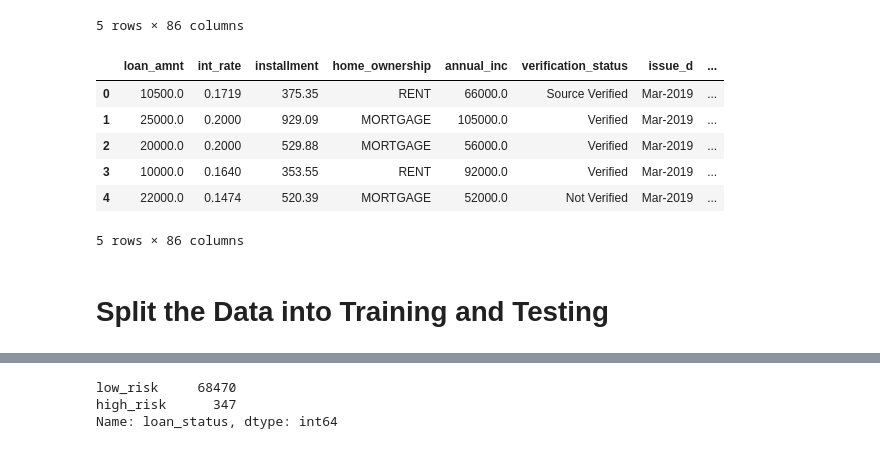
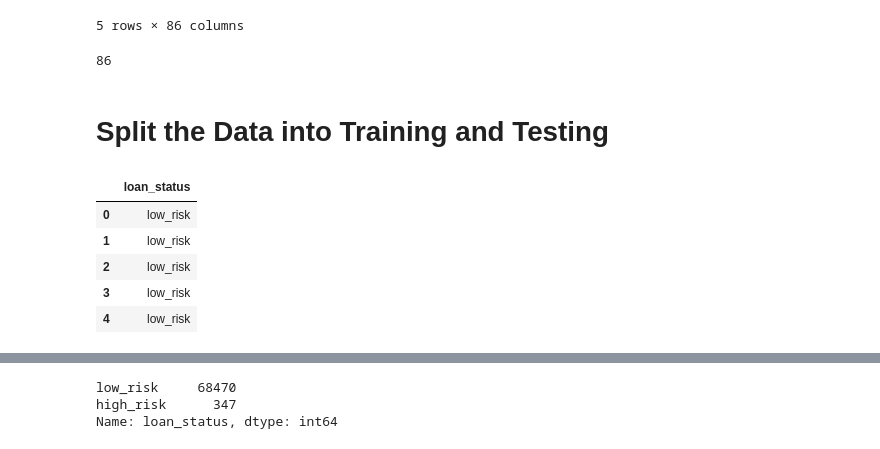
Before and after one commit to Tedmcm/Machine-Learning, a Jupyter notebook: credit_risk_resampling.ipynb, the cells around one changed output, grey strips where cells are left out. Cells and saved outputs as stored; diff of their text form; code cells hidden in the pictures.

```diff
--- a/credit_risk_resampling.ipynb
+++ b/credit_risk_resampling.ipynb
@@ -76,53 +77,31 @@ df.head()
 | 3 | 10000.0 | 0.1640 | 353.55 | RENT | 92000.0 | Verified | Mar-2019 | ... |
 | 4 | 22000.0 | 0.1474 | 520.39 | MORTGAGE | 52000.0 | Not Verified | Mar-2019 | ... |
 5 rows × 86 columns
-# %%
-# Load the data
-file_path = Path('../Resources/LoanStats_2019Q1.csv.zip')
-df = pd.read_csv(file_path, skiprows=1)[:-2]
-df = df.loc[:, columns].copy()
-
-# Drop the null columns where all values are null
-df = df.dropna(axis='columns', how='all')
-
-# Drop the null rows
-df = df.dropna()
-
-# Remove the `Issued` loan status
-issued_mask = df['loan_status'] != 'Issued'
-df = df.loc[issued_mask]
-
-# convert interest rate to numerical
-df['int_rate'] = df['int_rate'].str.replace('%', '')
-df['int_rate'] = df['int_rate'].astype('float') / 100
-
-
-# Convert the target column values to low_risk and high_risk based on their values
-x = {'Current': 'low_risk'}
-df = df.replace(x)
-
-x = dict.fromkeys(['Late (31-120 days)', 'Late (16-30 days)', 'Default', 'In Grace Period'], 'high_risk')
-df = df.replace(x)
-
-df.reset_index(inplace=True, drop=True)
-
-df.head()
-# %% [output]
-|  | loan_amnt | int_rate | installment | home_ownership | annual_inc | verification_status | issue_d | ... |
-| 0 | 10500.0 | 0.1719 | 375.35 | RENT | 66000.0 | Source Verified | Mar-2019 | ... |
-| 1 | 25000.0 | 0.2000 | 929.09 | MORTGAGE | 105000.0 | Verified | Mar-2019 | ... |
-| 2 | 20000.0 | 0.2000 | 529.88 | MORTGAGE | 56000.0 | Verified | Mar-2019 | ... |
-| 3 | 10000.0 | 0.1640 | 353.55 | RENT | 92000.0 | Verified | Mar-2019 | ... |
-| 4 | 22000.0 | 0.1474 | 520.39 | MORTGAGE | 52000.0 | Not Verified | Mar-2019 | ... |
-5 rows × 86 columns
+# %%
+#Check # of Columns
+len(df.columns)
+# %% [output]
+86
 # %% [markdown]
 # Split the Data into Training and Testing
 # %%
 # Create our features
-X = # YOUR CODE HERE
+X = df.copy()
+X.drop('loan_status', axis=1, inplace=True)
+X = pd.get_dummies(X)
 
 # Create our target
-y = # YOUR CODE HERE
+y = df.loc[:, target]
+# %%
+#Check Loan Status Column
+y.head()
+# %% [output]
+|  | loan_status |
+| 0 | low_risk |
+| 1 | low_risk |
+| 2 | low_risk |
+| 3 | low_risk |
+| 4 | low_risk |
 # %%
 X.describe()
 # %% [output]
```
Also changed, not shown: parts of 34 cells of this notebook, 1 other file.
